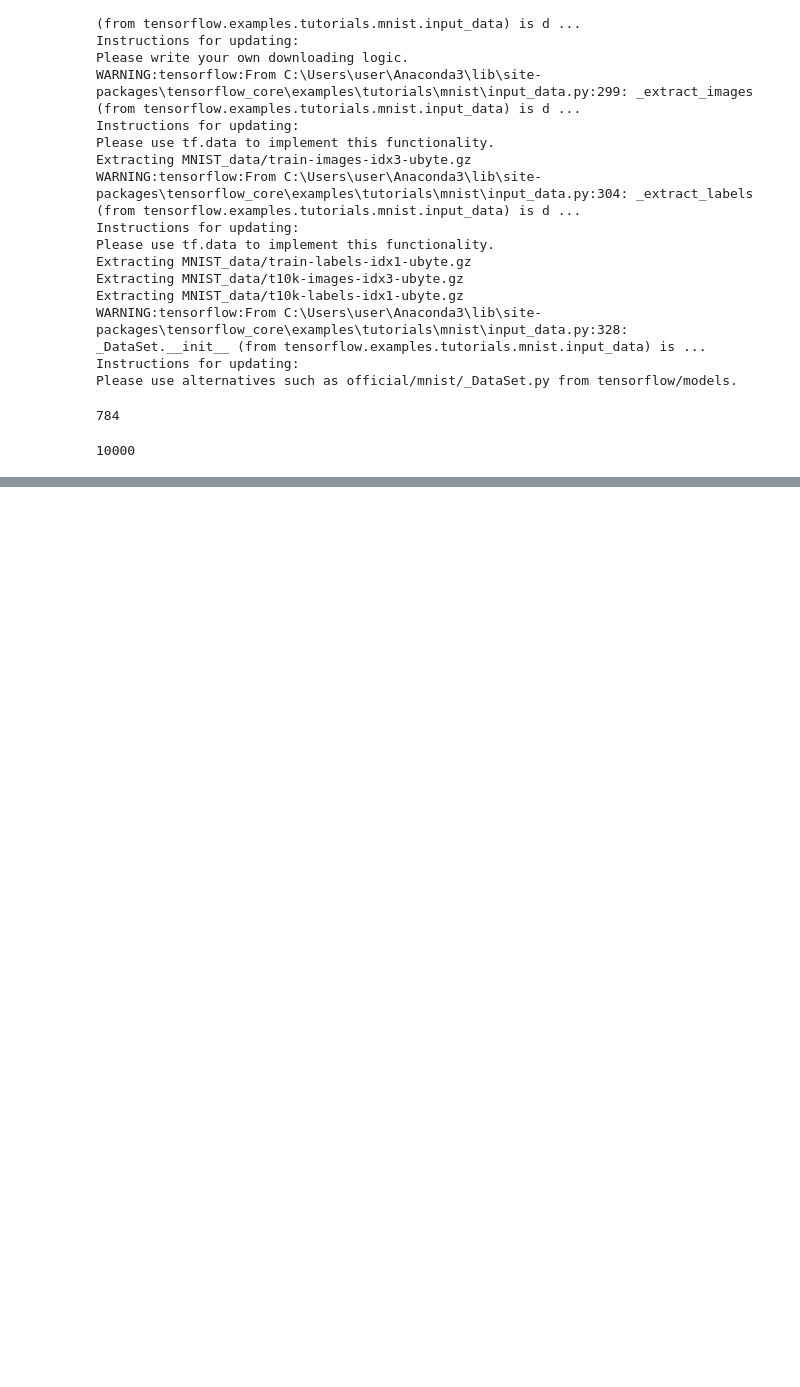
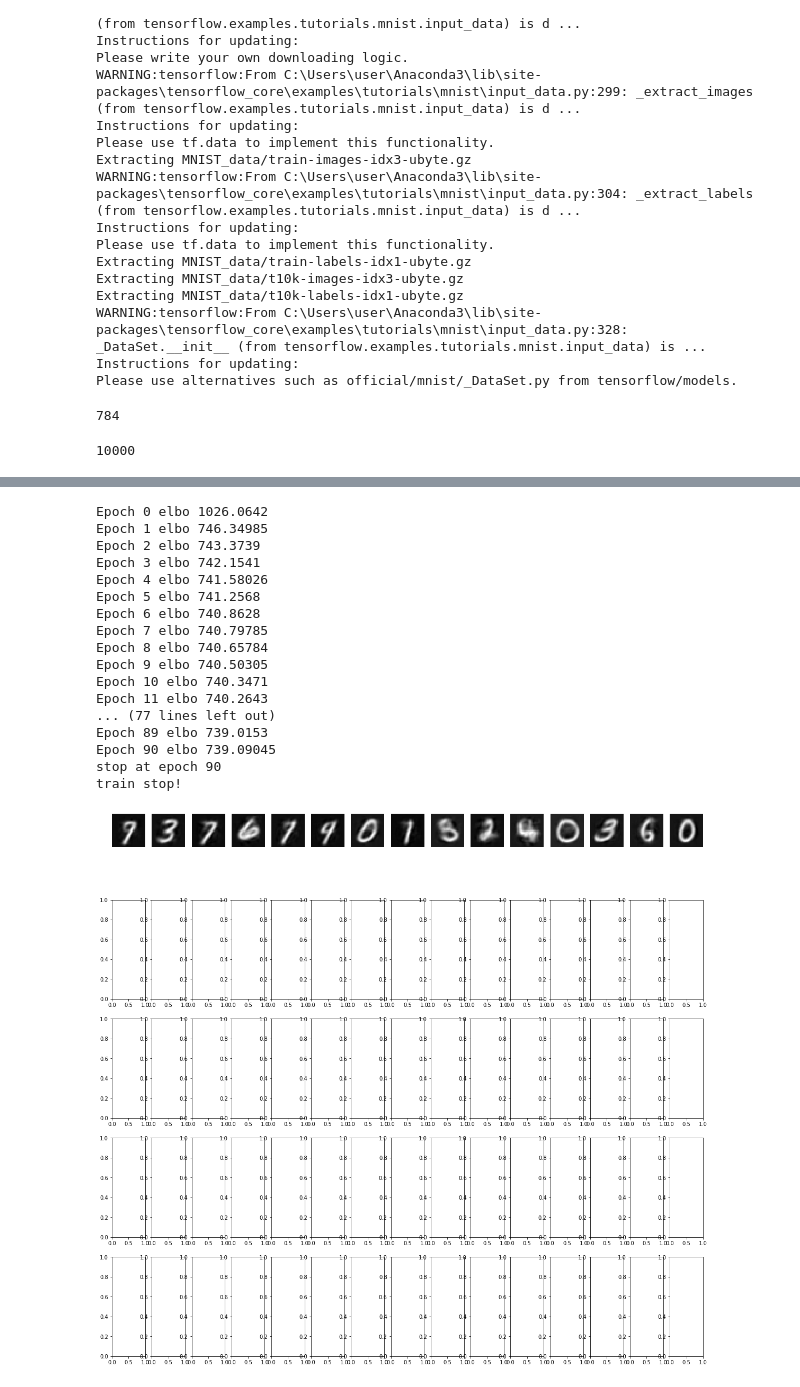
Before and after one commit to JWatter/PCA_DiffusionMaps_VAE, a Jupyter notebook: source code/task3_VAE.ipynb, the cells around one changed output, grey strips where cells are left out. Drawn from its saved outputs; the diff is of its cells as text; code cells hidden in the pictures; blank space fills up the shorter version.

```diff
--- a/source code/task3_VAE.ipynb
+++ b/source code/task3_VAE.ipynb
@@ -162,0 +240,70 @@ Epoch 9 elbo 252.49718
+# %%
+model_2 = VAE(learning_rate=0.001, decoder_std=0.5, latent_dim= 32)
+fig2, ax2 = plt.subplots(nrows=5, ncols=15, figsize=(20, 20))
+i = 0
+stop_epoch = 0
+elbo_2 = []
+
+for epoch in range(epochs):
+    feed = {model_2.x: mnist2.test.images}
+    #likelihood = model_2.sess.run([model_2.likelihood], feed)
+    #print('likelihood', likelihood)
+    test_elbo, test_z, test_samples, test_decoder_mu =  model_2.sess.run(
+        [model_2.elbo, model_2.z, model_2.samples, model_2.decoder_mu], feed)
+    elbo_2.append(-test_elbo)
+    print('Epoch', epoch, 'elbo', -test_elbo)
+
+
+    #set stop training criteria
+    if epoch == 0:
+        min_elbo = -test_elbo
+    elif -test_elbo < min_elbo:
+        min_elbo = -test_elbo
+        stop_epoch = 0
+    elif -test_elbo > min_elbo:
+        stop_epoch+=1
+
+    if stop_epoch > 10:
+        print('stop at epoch', epoch)
+        #model_2.plot_latent(test_z, mnist2.test.labels)
+        #model_2.plot_reconstruction(test_decoder_mu,mnist2.test.images)
+        #ax2[i, 0].set_ylabel('Epoch {}'.format(epoch))
+        test_samples = test_samples.reshape([-1, 28, 28])
+        model_2.plot_samples(ax2[i, :], test_samples)
+        break
+
+
+    #plot latent representation
+    #if epoch in [0, 4, 24, 49]:
+    #    model_2.plot_latent(test_z, mnist2.test.labels)
+    #    model_2.plot_reconstruction(test_decoder_mu,mnist2.test.images)
+    #    ax2[i, 0].set_ylabel('Epoch {}'.format(epoch))
+    #    test_samples = test_samples.reshape([-1, 28, 28])
+    #    model_2.plot_samples(ax2[i, :], test_samples)
+    #    i+=1
+
+    #training step
+    for _ in range(mnist2.train.num_examples // batch_size):
+        batch = mnist2.train.next_batch(batch_size)[0]
+        model_2.run(batch)
+
+print('train stop!')
+# %% [output]
+Epoch 0 elbo 1026.0642
+Epoch 1 elbo 746.34985
+Epoch 2 elbo 743.3739
+Epoch 3 elbo 742.1541
+Epoch 4 elbo 741.58026
+Epoch 5 elbo 741.2568
+Epoch 6 elbo 740.8628
+Epoch 7 elbo 740.79785
+Epoch 8 elbo 740.65784
+Epoch 9 elbo 740.50305
+Epoch 10 elbo 740.3471
+Epoch 11 elbo 740.2643
+... (77 lines left out)
+Epoch 89 elbo 739.0153
+Epoch 90 elbo 739.09045
+stop at epoch 90
+train stop!
+[figure, added]
```
Also changed, not shown: parts of 5 cells of this notebook, 18 other files.
